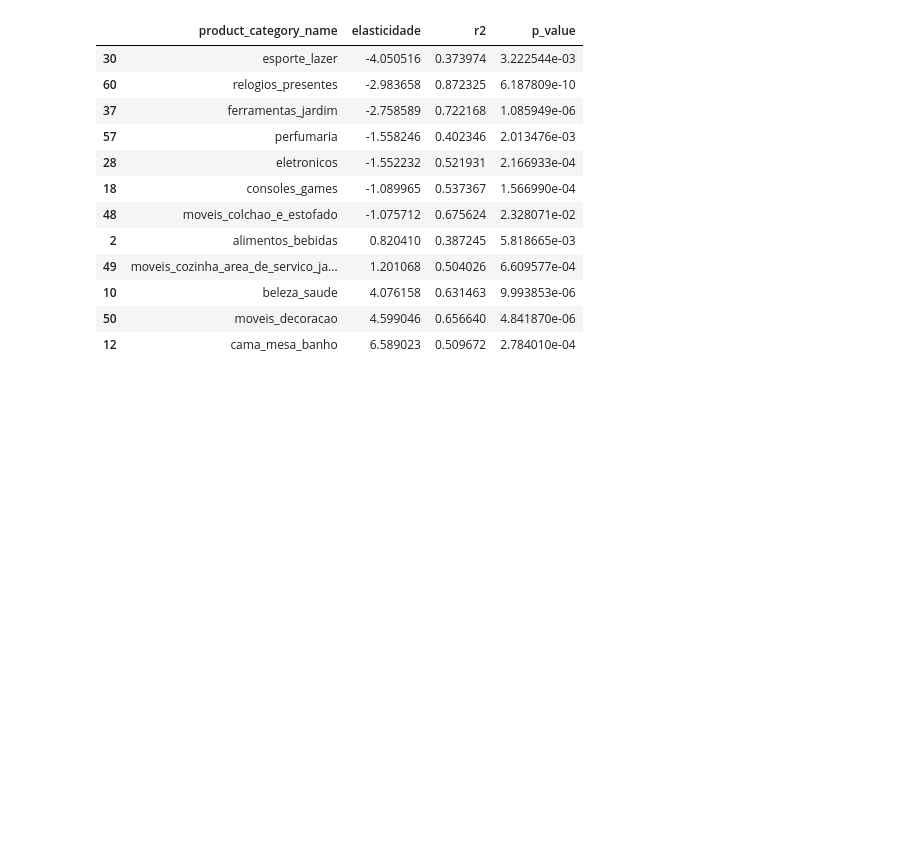
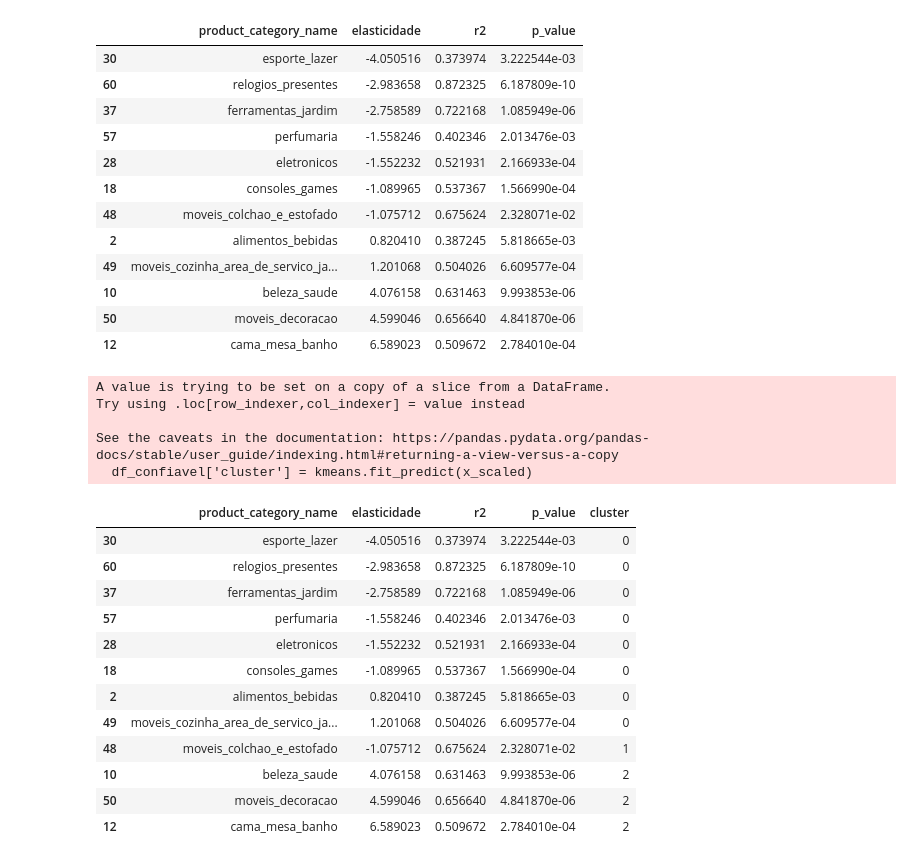
Before and after one commit to diogobueno-analytics/preco-elasticidade-olist, a Jupyter notebook: pricing_elasticity_analysis.ipynb, the cells around one changed output. Cells and saved outputs as stored; diff of their text form; code cells hidden in the pictures; blank space fills up the shorter version.

```diff
--- a/pricing_elasticity_analysis.ipynb
+++ b/pricing_elasticity_analysis.ipynb
@@ -335,3 +325,37 @@ df_confiavel.sort_values(by='elasticidade')
 # 1.Evitar repassar custos de forma agressiva.
 # 2.Monitorar concorrencia, pois seus clientes são sensiveis a preço, então podem procurar por substitutos.
 # 3.Promoções podem trazer altos resultados devido a elasticidade.
+# %%
+# CLUSTERIZAÇÃO K-MEANS
+# Transformando categoria em numero devido ao modelo não trabalhar com texto
+x = pd.get_dummies(df_confiavel[['product_category_name','elasticidade', 'r2', 'p_value']],
+                   columns=['product_category_name'])
+
+# Normalizando dados (deixando na mesma escala)
+scaler = StandardScaler()
+x_scaled = scaler.fit_transform(x)
+
+# Aplicando Kmeans com 3 clusters
+kmeans = KMeans(n_clusters=3, random_state=42)
+df_confiavel['cluster'] = kmeans.fit_predict(x_scaled)
+
+df_confiavel.sort_values(by=['cluster','elasticidade'])
+# %% [output]
+A value is trying to be set on a copy of a slice from a DataFrame.
+Try using .loc[row_indexer,col_indexer] = value instead
+
+See the caveats in the documentation: https://pandas.pydata.org/pandas-docs/stable/user_guide/indexing.html#returning-a-view-versus-a-copy
+  df_confiavel['cluster'] = kmeans.fit_predict(x_scaled)
+|  | product_category_name | elasticidade | r2 | p_value | cluster |
+| 30 | esporte_lazer | -4.050516 | 0.373974 | 3.222544e-03 | 0 |
+| 60 | relogios_presentes | -2.983658 | 0.872325 | 6.187809e-10 | 0 |
+| 37 | ferramentas_jardim | -2.758589 | 0.722168 | 1.085949e-06 | 0 |
+| 57 | perfumaria | -1.558246 | 0.402346 | 2.013476e-03 | 0 |
+| 28 | eletronicos | -1.552232 | 0.521931 | 2.166933e-04 | 0 |
+| 18 | consoles_games | -1.089965 | 0.537367 | 1.566990e-04 | 0 |
+| 2 | alimentos_bebidas | 0.820410 | 0.387245 | 5.818665e-03 | 0 |
+| 49 | moveis_cozinha_area_de_servico_ja... | 1.201068 | 0.504026 | 6.609577e-04 | 0 |
+| 48 | moveis_colchao_e_estofado | -1.075712 | 0.675624 | 2.328071e-02 | 1 |
+| 10 | beleza_saude | 4.076158 | 0.631463 | 9.993853e-06 | 2 |
+| 50 | moveis_decoracao | 4.599046 | 0.656640 | 4.841870e-06 | 2 |
+| 12 | cama_mesa_banho | 6.589023 | 0.509672 | 2.784010e-04 | 2 |
```
Also changed, not shown: parts of 4 cells of this notebook.
